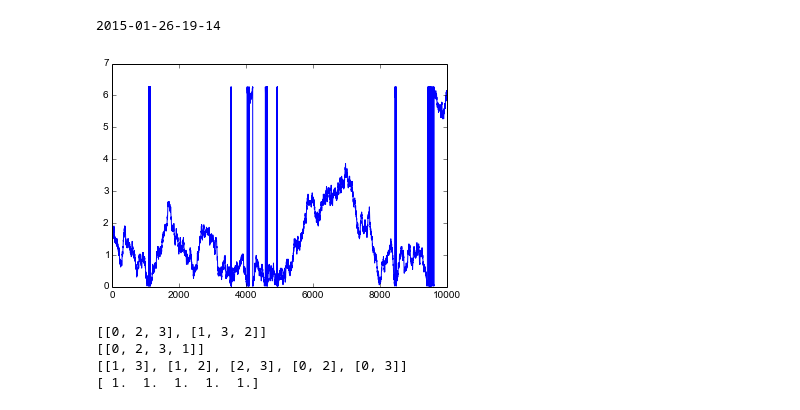
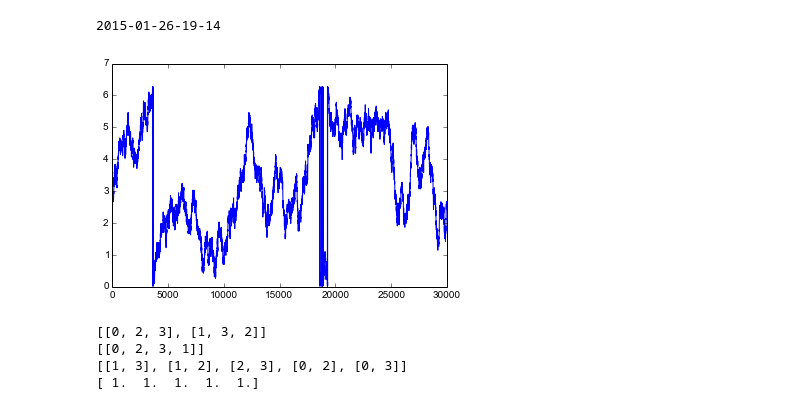
Before and after one commit to Danie1Johnson/research, a Jupyter notebook: BGMRBM test 1.ipynb, the cells around one changed output. Drawn from its saved outputs; the diff is of its cells as text; code cells hidden in the pictures.

```diff
--- a/BGMRBM test 1.ipynb
+++ b/BGMRBM test 1.ipynb
@@ -88,9 +88,9 @@ ys = a + b*np.cos(x_range) + c*np.cos(2*x_range)
 #plt.savefig('two_triangles_boundaries_'+date_time_str+'.png')
 #plt.savefig('two_triangles_boundaries_err_13.png')
 # %%
-plot_nb = plt.plot(z_no_boundary.stat_log[:10000])
+plot_nb = plt.plot(z_no_boundary.stat_log[20000:50000])
 # %% [output]
-[figure, old version]
+[figure, new version]
 # %%
 #plot_b = plt.plot(z_boundary.stat_log[:10000])
 # %%
```
Also changed, not shown: parts of 1 cell of this notebook, 5 other files.
